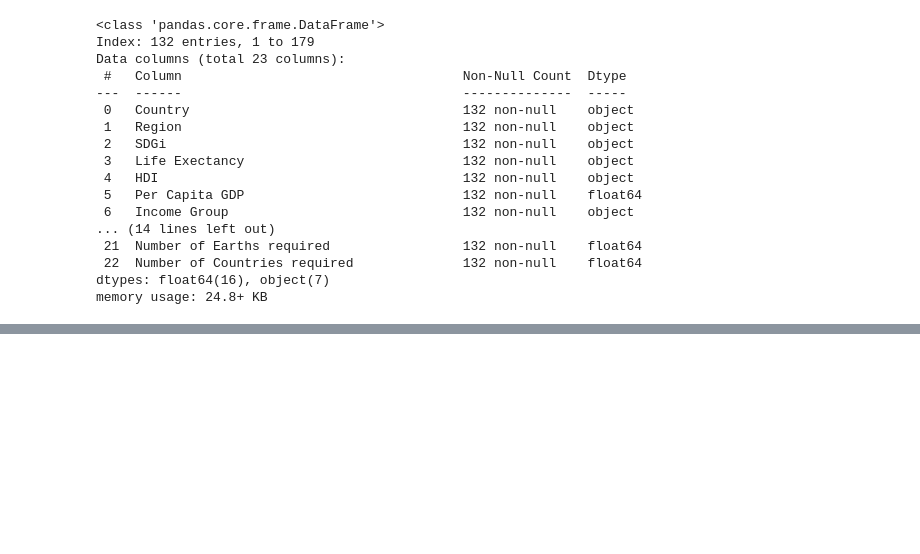
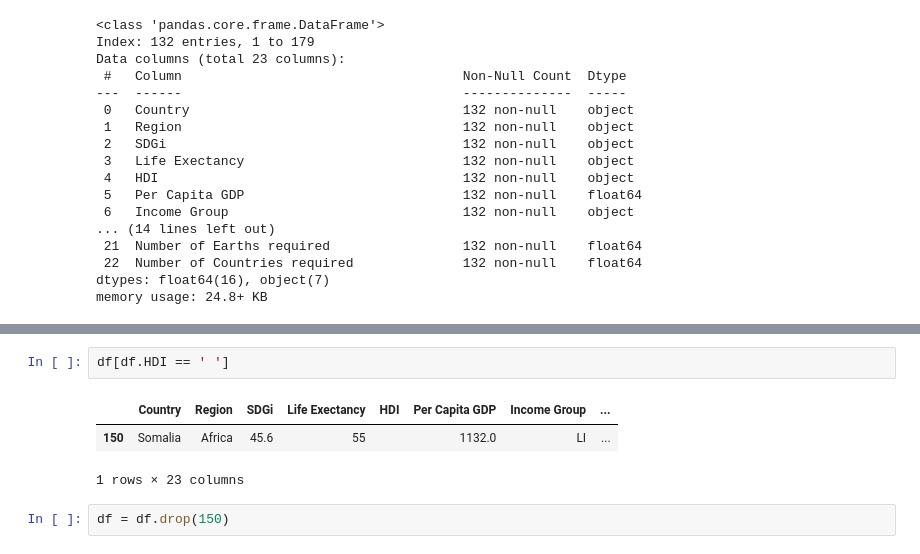
Before and after one commit to mattcat1221/Ecological-Footprint-Analysis, a Jupyter notebook: ETL.ipynb, the cells around one changed output, grey strips where cells are left out. Cells and saved outputs as stored; diff of their text form; blank space fills up the shorter version.

```diff
--- a/ETL.ipynb
+++ b/ETL.ipynb
@@ -114,0 +136,8 @@ memory usage: 24.8+ KB
+# %%
+df[df.HDI == ' ']
+# %% [output]
+|  | Country | Region | SDGi | Life Exectancy | HDI | Per Capita GDP | Income Group | ... |
+| 150 | Somalia | Africa | 45.6 | 55 |  | 1132.0 | LI | ... |
+1 rows × 23 columns
+# %%
+df = df.drop(150)
```
Also changed, not shown: parts of 22 cells of this notebook, 1 other file.
